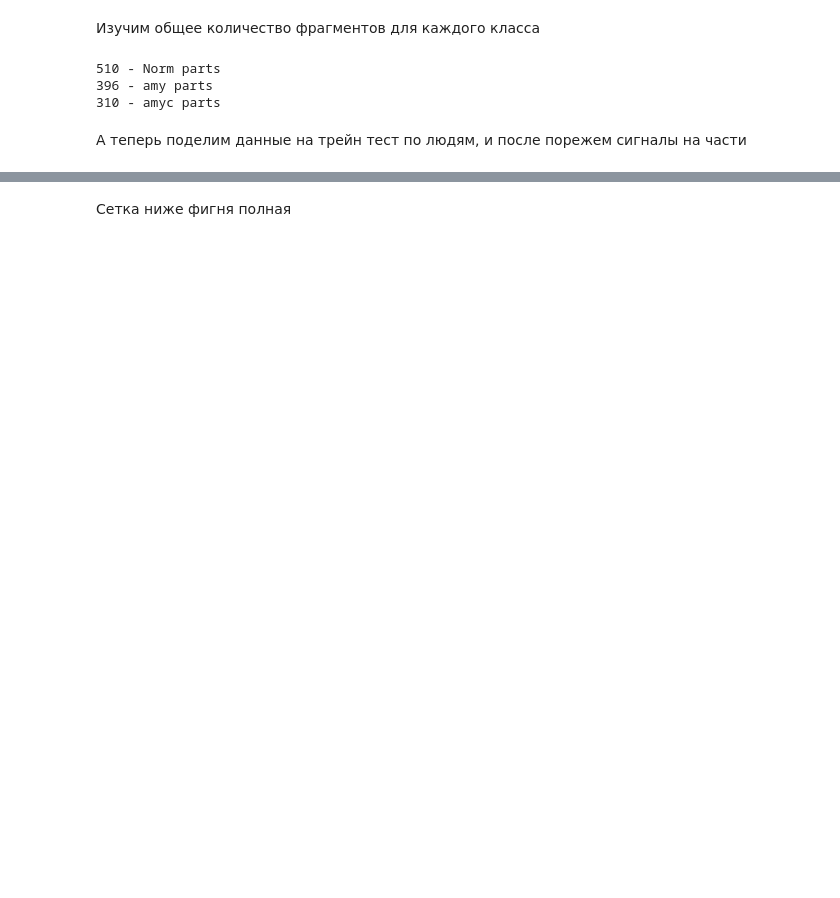
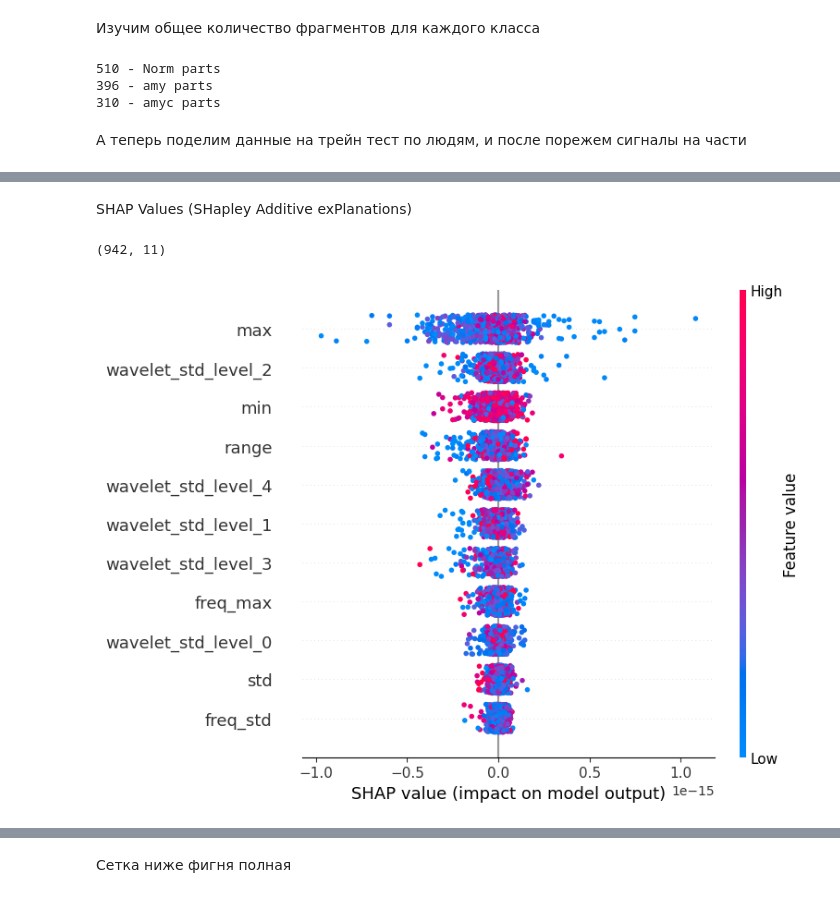
Before and after one commit to ArtikBoom3007/Diplomas, a Jupyter notebook: Classifiers/RF + SVM/RF_CNN_SVM.ipynb, the cells around one changed output, grey strips where cells are left out. Saved outputs shown, nothing was run; the diff lists cells and outputs as text; code cells hidden in the pictures; blank space fills up the shorter version.

```diff
--- a/Classifiers/RF + SVM/RF_CNN_SVM.ipynb
+++ b/Classifiers/RF + SVM/RF_CNN_SVM.ipynb
@@ -132,3 +197,23 @@ SVM accuracy: 0.5109489051094891
+# %% [markdown]
+SHAP Values (SHapley Additive exPlanations)
+# %%
+import shap
+# Создание объекта SHAP explainer
+explainer = shap.TreeExplainer(rf)
+
+# Получение SHAP values
+shap_values = explainer.shap_values(X_train)
+
+
+# Визуализация важности признаков
+# shap.summary_plot(shap_values, X_train, plot_size=(12, 8))
+# Для бинарной классификации можно усреднить SHAP values
+mean_shap_values = np.mean(shap_values, axis=2)
+print(mean_shap_values.shape)
+shap.summary_plot(mean_shap_values, X_train)
+# %% [output]
+(942, 11)
+[figure, added]
 # %%
 # Создание нескольких классификаторов
 rf = RandomForestClassifier(criterion='log_loss')
```
Also changed, not shown: parts of 10 cells of this notebook, 8 other files.
